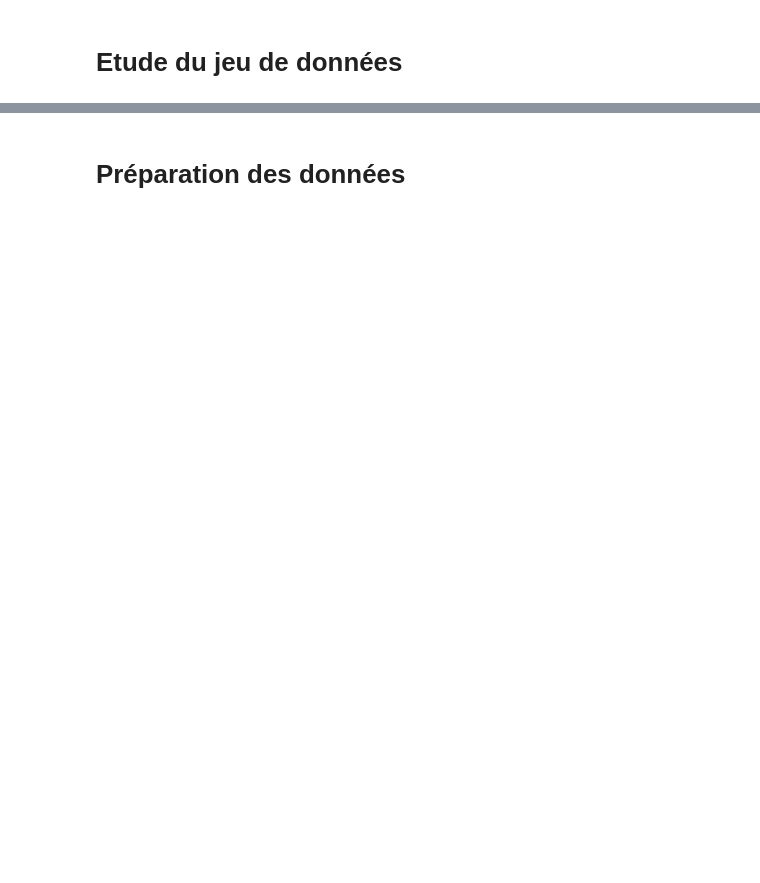
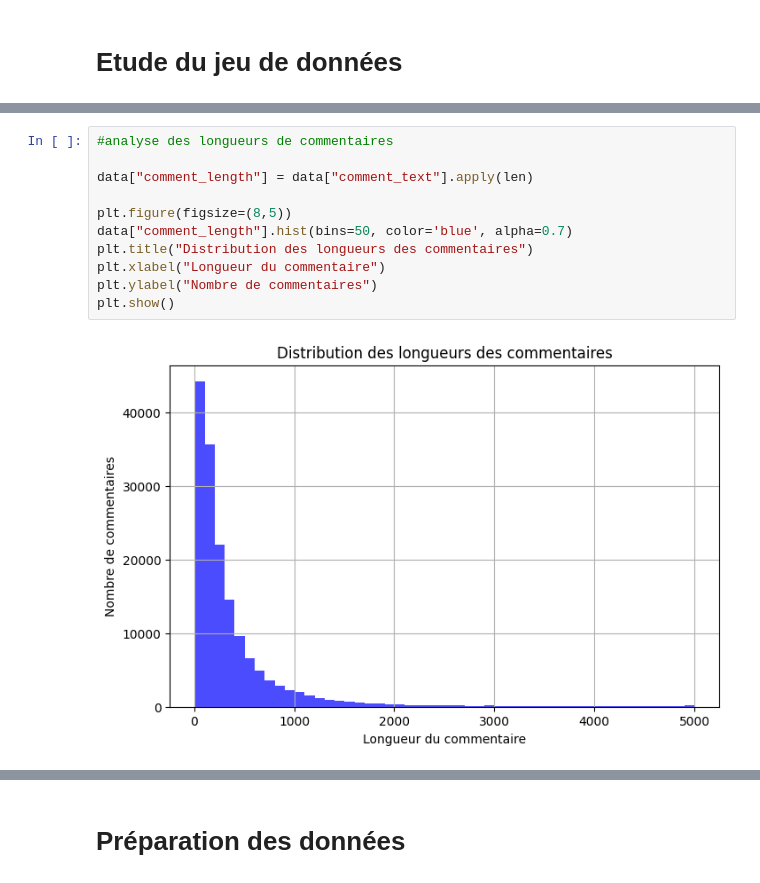
Before and after one commit to florianVit/Classification_Commentaires_Toxiques, a Jupyter notebook: Classification_commentaires_toxiques.ipynb, the cells around one changed output, grey strips where cells are left out. Drawn from its saved outputs; the diff is of its cells as text; blank space fills up the shorter version.

```diff
--- a/Classification_commentaires_toxiques.ipynb
+++ b/Classification_commentaires_toxiques.ipynb
@@ -32,0 +104,13 @@ data.head()
+# %%
+#analyse des longueurs de commentaires
+
+data["comment_length"] = data["comment_text"].apply(len)
+
+plt.figure(figsize=(8,5))
+data["comment_length"].hist(bins=50, color='blue', alpha=0.7)
+plt.title("Distribution des longueurs des commentaires")
+plt.xlabel("Longueur du commentaire")
+plt.ylabel("Nombre de commentaires")
+plt.show()
+# %% [output]
+[figure, added]
```
Also changed, not shown: parts of 10 cells of this notebook.
